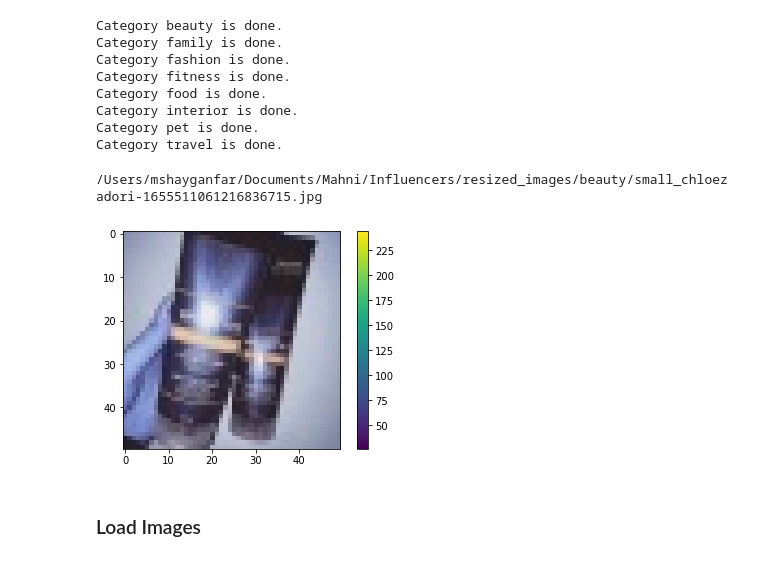
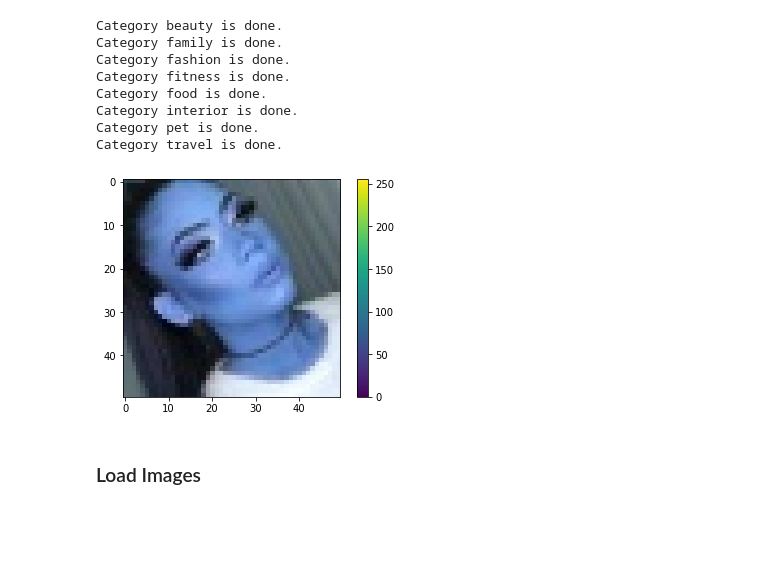
Before and after one commit to mshayganfar/sb_capstone, a Jupyter notebook: cap_project_prototype.ipynb, the cells around one changed output. Drawn from its saved outputs; the diff is of its cells as text; code cells hidden in the pictures; blank space fills up the shorter version.

```diff
--- a/cap_project_prototype.ipynb
+++ b/cap_project_prototype.ipynb
@@ -226,16 +226,15 @@ Category travel is done.
 # %%
 sample_image_path = '/Users/mshayganfar/Documents/Mahni/Influencers/resized_images/beauty/'
 
-loaded_image  = load_image(sample_image_path, 'small_chloezadori-1655511061216836715.jpg')
+loaded_image  = load_image(sample_image_path, 'small_meninadibatom-1869368788220980733.jpg')
 
 plt.figure()
 plt.imshow(loaded_image)
 plt.colorbar()
 plt.grid(False)
 plt.show()
 # %% [output]
-/Users/mshayganfar/Documents/Mahni/Influencers/resized_images/beauty/small_chloezadori-1655511061216836715.jpg
-[figure, old version]
+[figure, new version]
 # %% [markdown]
 ### Load Images
 # %%
```
Also changed, not shown: parts of 115 cells of this notebook.
